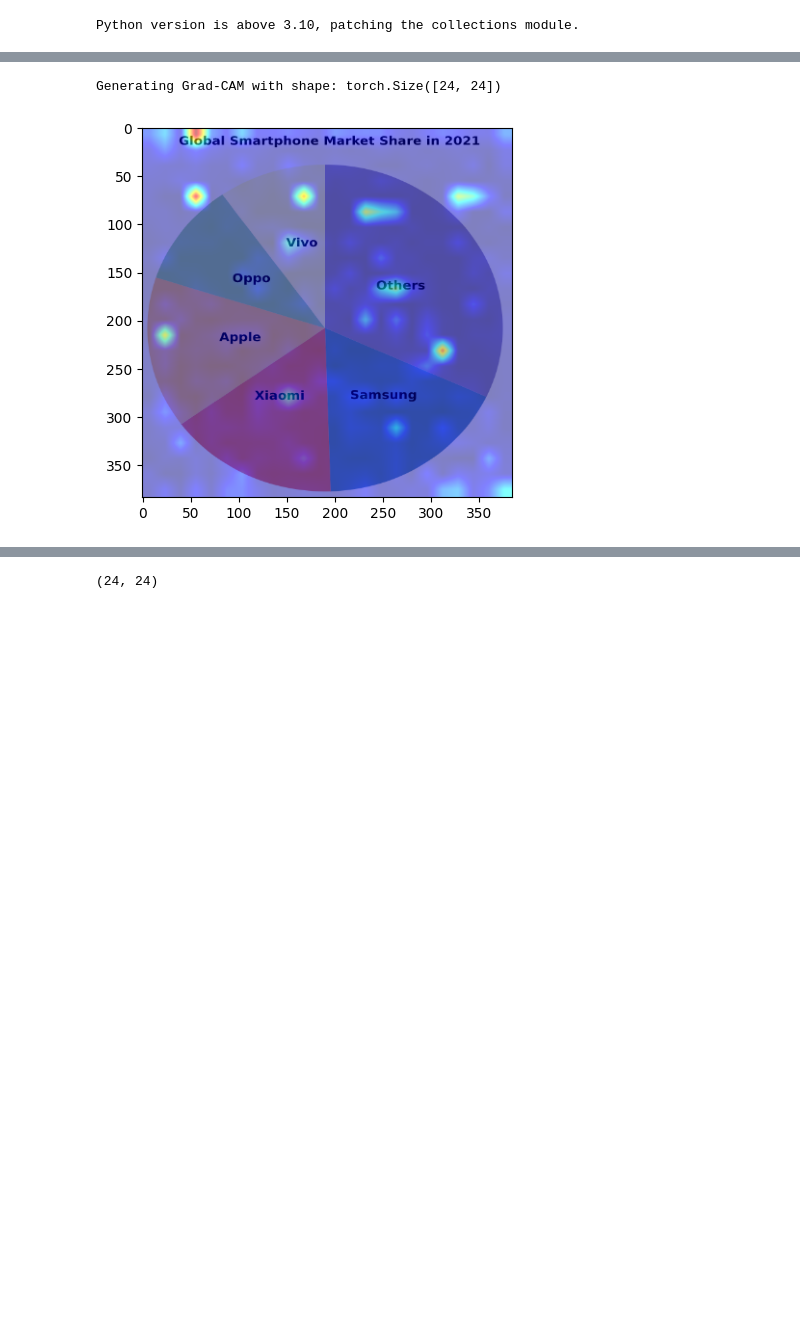
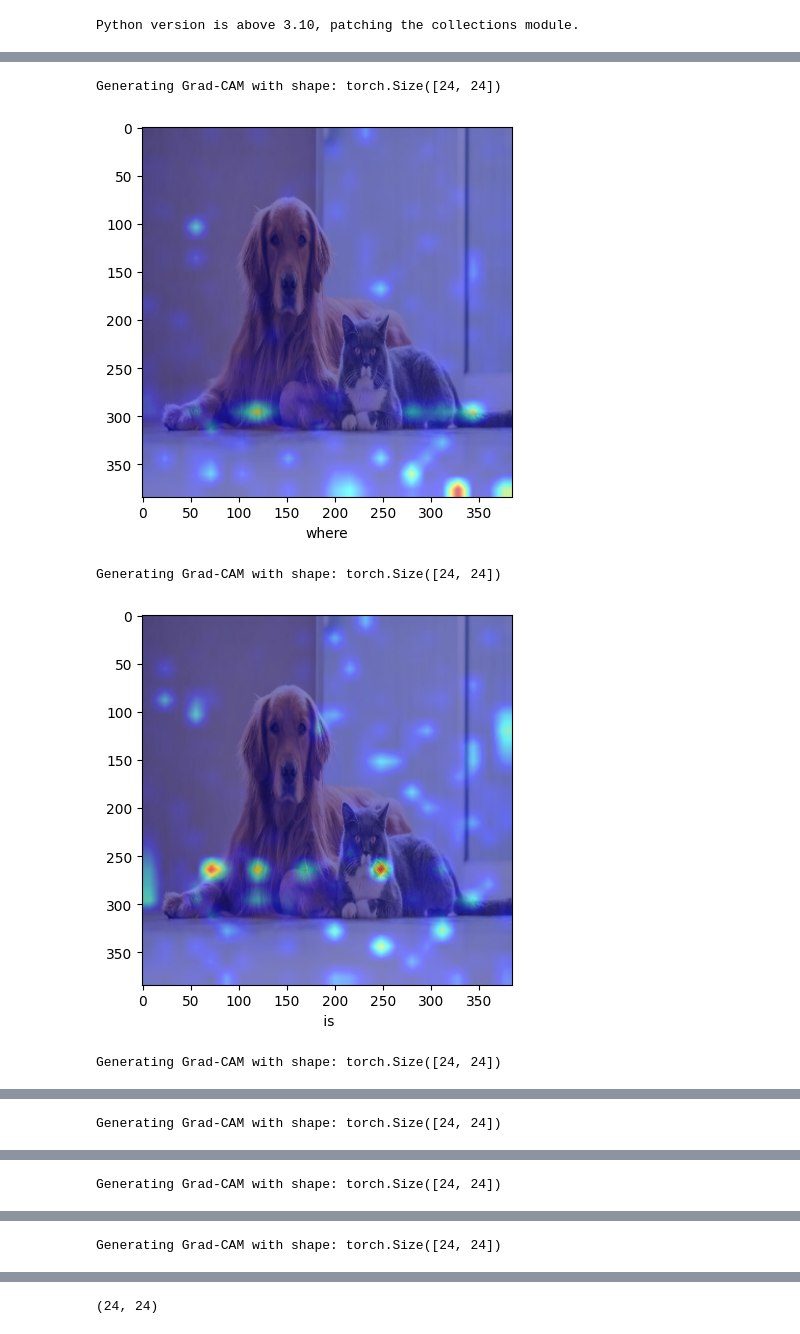
Before and after one commit to AustingDong/Janus, a Jupyter notebook: demo/demo.ipynb, the cells around one changed output, grey strips where cells are left out. Drawn from its saved outputs; the diff is of its cells as text; code cells hidden in the pictures; blank space fills up the shorter version.

```diff
--- a/demo/demo.ipynb
+++ b/demo/demo.ipynb
@@ -22,13 +28,14 @@ Python version is above 3.10, patching the collections module.
 # %%
 
-model_path = "deepseek-ai/Janus-Pro-7B"
+model_path = "deepseek-ai/Janus-Pro-1B"
 config = AutoConfig.from_pretrained(model_path)
 language_config = config.language_config
 language_config._attn_implementation = 'eager'
 vl_gpt = AutoModelForCausalLM.from_pretrained(model_path,
                                              language_config=language_config,
                                              trust_remote_code=True,
-                                             ignore_mismatched_sizes=True # Adding CLS token, will be handled manually
+                                             ignore_mismatched_sizes=True, # Adding CLS token, will be handled manually
+                                             output_attentions=True
                                              )
 
 dtype = torch.bfloat16 if torch.cuda.is_available() else torch.float16
@@ -217,16 +320,21 @@ def multimodal_understanding(image, question, seed, top_p, temperature, target):
 
 
     # Compute the attributions.
-    target_layers = [block.norm1 for block in vl_gpt.vision_model.vision_tower.blocks]
+    # target_layers = [block.norm1 for block in vl_gpt.vision_model.vision_tower.blocks]
+    all_layers = [layer.self_attn for layer in vl_gpt.language_model.model.layers]
+    layer_left = 9
+    target_layers = all_layers[layer_left: layer_left + 1]
+
+    # print("target_layers: ", target_layers[0].get_attn_gradients)
 
     gradcam = AttentionGuidedCAMJanus(vl_gpt, target_layers)
-    cam_tensor, grid_size, outputs  = gradcam.generate_cam(prepare_inputs, tokenizer, temperature, top_p, target)
+    cam_tensor_lst, grid_size, outputs = gradcam.generate_cam(prepare_inputs, tokenizer, temperature, top_p, target)
 
     input_ids = prepare_inputs.input_ids[0].cpu().tolist()
     input_ids_decoded = [tokenizer.decode([input_ids[i]]) for i in range(len(input_ids))]
 
 
-    return cam_tensor, input_ids_decoded, outputs
+    return cam_tensor_lst, input_ids_decoded, outputs, prepare_inputs
 # %%
 # IMG_PATH = "../images/doge.png"
 # question = "Find the Visual Encoding text."
@@ -234,22 +342,23 @@ def multimodal_understanding(image, question, seed, top_p, temperature, target):
 # IMG_PATH = "../images/AreaChart.png"
 # question = "What is the coffee price in April 2019?"
 
-IMG_PATH = "../images/PieChart.png"
-question = "Xiaomi"
+# IMG_PATH = "../images/PieChart.png"
+# question = "What is the market share of Xiaomi?"
 
 # IMG_PATH = "../images/pie_chart.png"
 # question = ""
 
-# IMG_PATH = "../images/cat_dog.png"
-# question = "dog"
+IMG_PATH = "../images/cat_dog.png"
+question = "where is the dog? How about cat?"
 
 
 # question = "Text including coffee"
 
 image = Image.open(IMG_PATH)
 image_arr = np.array(image)
-target_token_idx = -5
+target_token_idx = 3
+# target_token_idx = 7
 
-cam_tensor, input_ids_decoded, outputs = multimodal_understanding(image_arr, question, 100, 0.95, 0, target=target_token_idx)
+cam_tensor_lst, input_ids_decoded, outputs, prepare_inputs = multimodal_understanding(image_arr, question, seed, 0.95, 0, target=target_token_idx)
 # %% [output]
 generating guided gradcam...
@@ -303,11 +398,17 @@ tensor([[[ 7.0625,  9.8750, 11.2500,  ..., -0.9414, -0.9453, -0.9375],
 # %%
-cam_grid = cam_tensor.reshape(24, 24)
+for i in range(len(cam_tensor_lst)):
+    cam_tensor = cam_tensor_lst[i]
+    cam_grid = cam_tensor.reshape(24, 24)
+
+    cam = generate_gradcam(cam_grid, image)
 
 
-cam = generate_gradcam(cam_grid, image)
-
-plt.imshow(cam)
-plt.show(cam)
+    plt.imshow(cam)
+    plt.xlabel(input_ids_decoded[start + i])
+    plt.show(cam)
 # %% [output]
 Generating Grad-CAM with shape: torch.Size([24, 24])
-[figure, old version]
+[figure, new version]
+Generating Grad-CAM with shape: torch.Size([24, 24])
+[figure, added]
+Generating Grad-CAM with shape: torch.Size([24, 24])
@@ -313,0 +416 @@ Generating Grad-CAM with shape: torch.Size([24, 24])
+Generating Grad-CAM with shape: torch.Size([24, 24])
@@ -313,0 +418 @@ Generating Grad-CAM with shape: torch.Size([24, 24])
+Generating Grad-CAM with shape: torch.Size([24, 24])
@@ -313,0 +420 @@ Generating Grad-CAM with shape: torch.Size([24, 24])
+Generating Grad-CAM with shape: torch.Size([24, 24])
```
Also changed, not shown: parts of 21 cells of this notebook, 3 other files.
